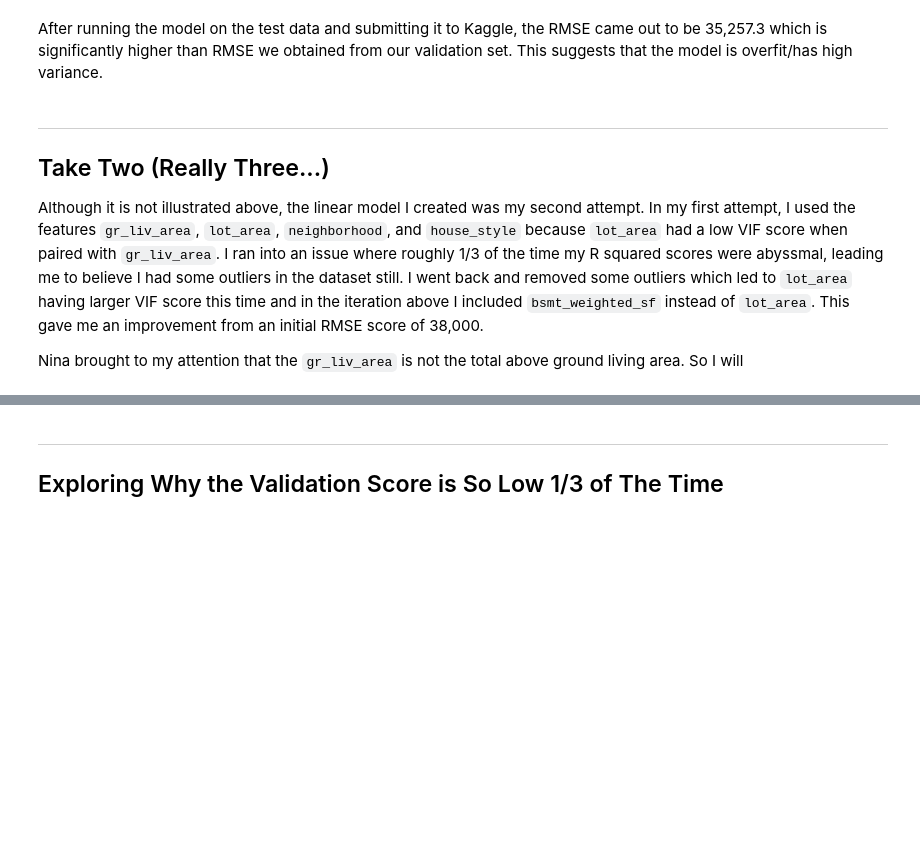
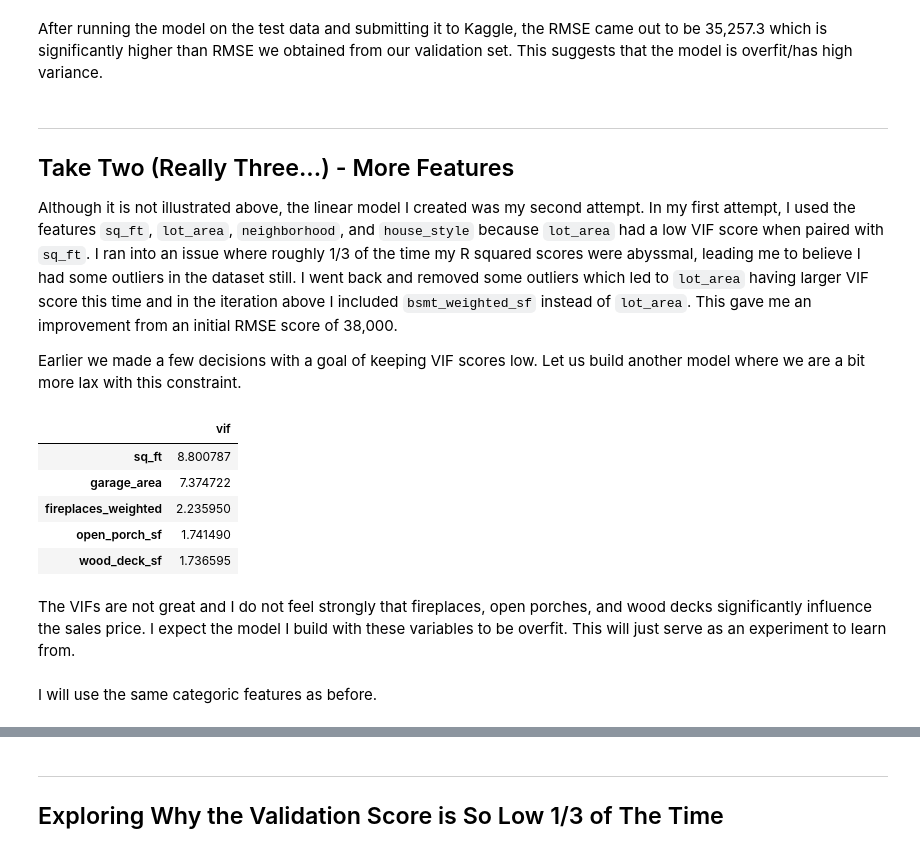
Before and after one commit to jguo052/Ames-Housing-Price-Regression, a Jupyter notebook: code/EDA.ipynb, the cells around one changed output, grey strips where cells are left out. Drawn from its saved outputs; the diff is of its cells as text; code cells hidden in the pictures; blank space fills up the shorter version.

```diff
--- a/code/EDA.ipynb
+++ b/code/EDA.ipynb
@@ -152,8 +241,8 @@ NaN    55
 Name: bsmt_cond, dtype: int64
 # %%
 # converts descriptive rating to numerical
-qual_to_num('bsmt_qual')
-qual_to_num('bsmt_cond')
+house = qual_to_num(house, 'bsmt_qual')
+house = qual_to_num(house, 'bsmt_cond')
 
 # combines basment quality and condition ratings via multiplication
 house['bsmt_qual_cond'] = house['bsmt_qual'] * house['bsmt_cond']
@@ -167,7 +256,7 @@ NaN    1000
 Name: fireplace_qu, dtype: int64
 # %%
 # converts descriptive rating to numerical
-qual_to_num('fireplace_qu')
+house = qual_to_num(house, 'fireplace_qu')
 
 # combines fireplace count and quality rating via multiplication
 house['fireplaces_weighted'] = house['fireplaces'] * house['fireplace_qu']
@@ -868,8 +955,19 @@ After running the model on the test data and submitting it to Kaggle, the RMSE c
 # %% [markdown]
 ---
 
-## Take Two (Really Three...)
+## Take Two (Really Three...) - More Features
 
-Although it is not illustrated above, the linear model I created was my second attempt. In my first attempt, I used the features `gr_liv_area`, `lot_area`, `neighborhood`, and `house_style` because `lot_area` had a low VIF score when paired with `gr_liv_area`. I ran into an issue where roughly 1/3 of the time my R squared scores were abyssmal, leading me to believe I had some outliers in the dataset still. I went back and removed some outliers which led to `lot_area` having larger VIF score this time and in the iteration above I included `bsmt_weighted_sf` instead of `lot_area`. This gave me an improvement from an initial RMSE score of 38,000.
+Although it is not illustrated above, the linear model I created was my second attempt. In my first attempt, I used the features `sq_ft`, `lot_area`, `neighborhood`, and `house_style` because `lot_area` had a low VIF score when paired with `sq_ft`. I ran into an issue where roughly 1/3 of the time my R squared scores were abyssmal, leading me to believe I had some outliers in the dataset still. I went back and removed some outliers which led to `lot_area` having larger VIF score this time and in the iteration above I included `bsmt_weighted_sf` instead of `lot_area`. This gave me an improvement from an initial RMSE score of 38,000.
 
-Nina brought to my attention that the `gr_liv_area` is not the total above ground living area. So I will
+Earlier we made a few decisions with a goal of keeping VIF scores low. Let us build another model where we are a bit more lax with this constraint.
+# %%
+vif_df(house[['sq_ft', 'garage_area', 'wood_deck_sf', 'open_porch_sf', 'fireplaces_weighted']])
+# %% [output]
+|  | vif |
+| sq_ft | 8.800787 |
+| garage_area | 7.374722 |
+| fireplaces_weighted | 2.235950 |
+| open_porch_sf | 1.741490 |
+| wood_deck_sf | 1.736595 |
+# %% [markdown]
+The VIFs are not great and I do not feel strongly that fireplaces, open porches, and wood decks significantly influence the sales price. I expect the model I build with these variables to be overfit. This will just serve as an experiment to learn from.
@@ -875,0 +976,2 @@ Nina brought to my attention that the `gr_liv_area` is not the total above groun
+# %% [markdown]
+I will use the same categoric features as before.
```
Also changed, not shown: parts of 33 cells of this notebook.
